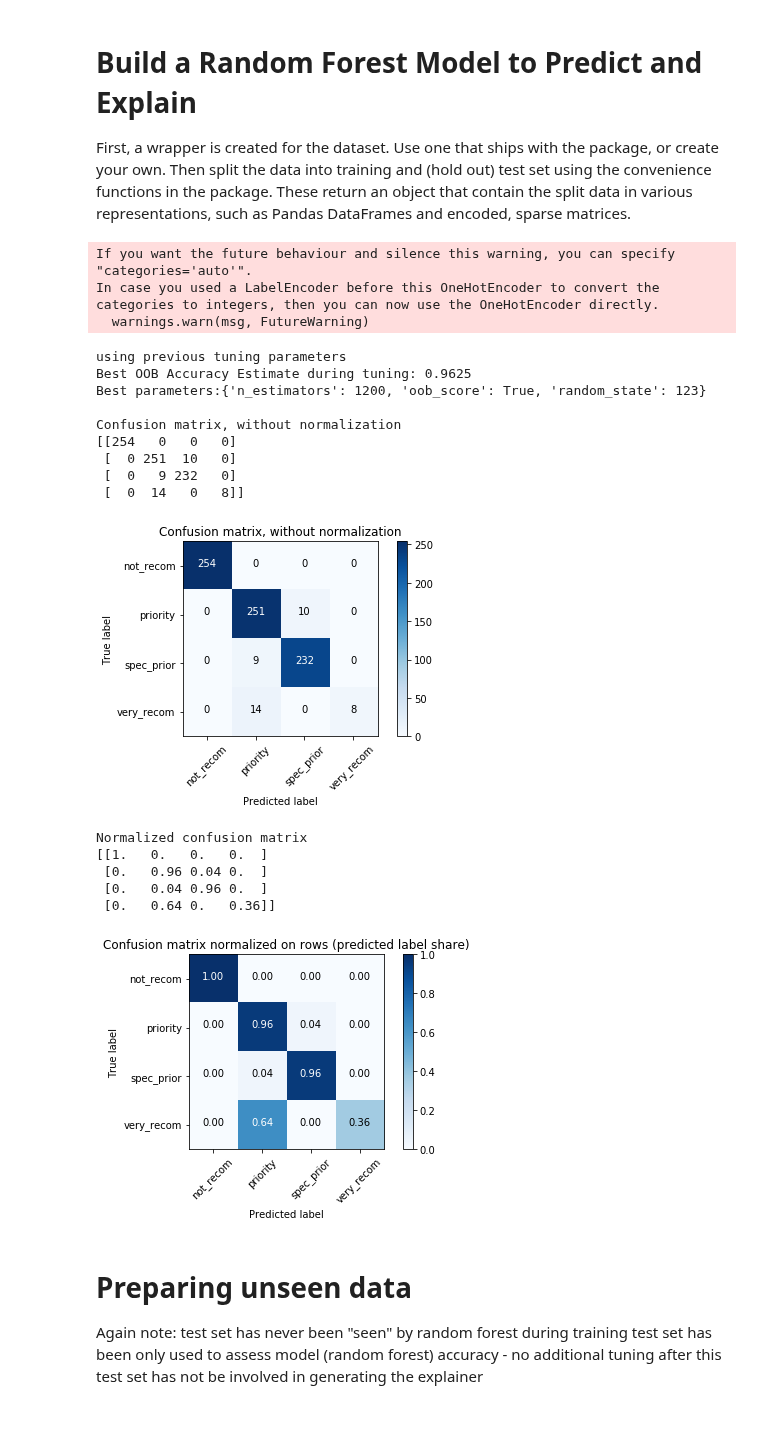
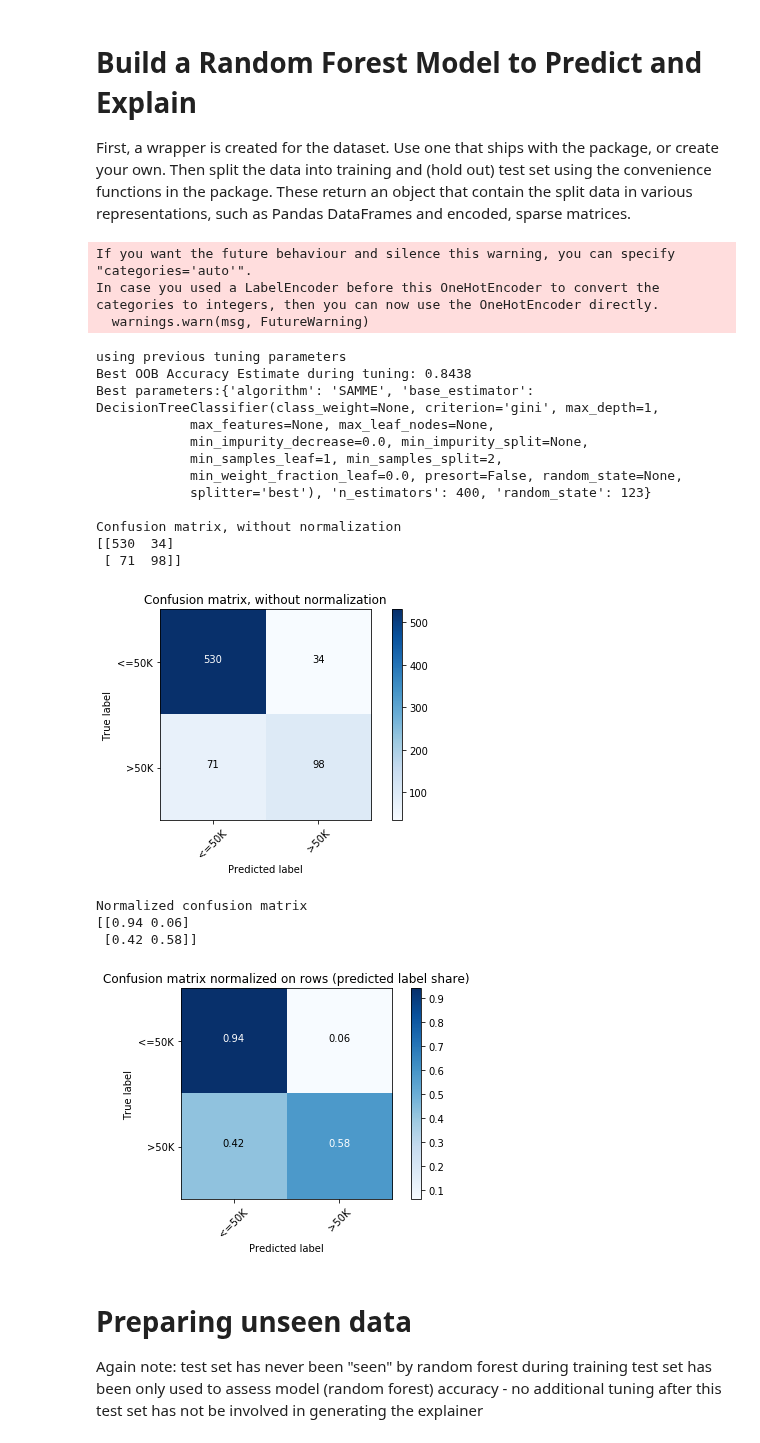
Before and after one commit to julianhatwell/explain_te, a Jupyter notebook: CHIRPS Examples.ipynb, the cells around one changed output. Cells and saved outputs as stored; diff of their text form; code cells hidden in the pictures.

Commit message:
Major changes: refectoring. Can choose weighted or unweighted (majority onle) trees to keep

```diff
--- a/CHIRPS Examples.ipynb
+++ b/CHIRPS Examples.ipynb
@@ -28,8 +28,8 @@ import CHIRPS.routines as rt
 # %% [markdown]
 ### common config - can be ommitted if defaults are OK
 # %%
-project_dir = '/datadisk/whiteboxing/examples'
-# project_dir = 'V:\\whiteboxing\\examples' # defaults to a directory "whiteboxing" in the working directory
+# project_dir = '/datadisk/whiteboxing/examples'
+project_dir = 'V:\\whiteboxing\\examples' # defaults to a directory "whiteboxing" in the working directory
 # project_dir = 'C:\\Users\\Crutt\\Documents\\whiteboxing\\exampada'
 
 random_state_splits = 123 # one off for splitting the data into test / train
@@ -42,7 +42,7 @@ Then split the data into training and (hold out) test set using the convenience
 # load one of the included datasets
 # project_dir will default to directory name CHIRPS in the working directory if not given
 # random_state will default to 123
-mydata = ds.nursery_samp(random_state=random_state_splits, project_dir=project_dir)
+mydata = ds.adult_small_samp(random_state=random_state_splits, project_dir=project_dir)
 meta_data = mydata.get_meta()
 save_path = meta_data['get_save_path']()
 
@@ -61,54 +61,64 @@ save_path = meta_data['get_save_path']()
 # train test split - one off hard-coded random state.
 # random state can be ommitted
 # and will default to the state held in the dataset container
 # which defaults to 123 if ommitted in the constructor
 train_index, test_index = mydata.get_tt_split_idx(random_state=random_state_splits)
 # optionally, indexes can be ommitted and will default to scikit's train_test_split method
 tt = mydata.tt_split(train_index, test_index)
 
 # build model, tuned for high accuracy
-model = 'RandomForest'
-# model = 'AdaBoost1'
+# model = 'RandomForest'
+model = 'AdaBoost1'
 # model = 'AdaBoost2'
 # model = 'GBM'
 
+# decide if to run the whole tuning routine again (long for Adaboost)
+# RF routine has a default tuning grid, so can leave as None, or come up with some other options
+tuning = {'grid' : None, 'override' : False}
 if model == 'RandomForest':
-    tuning_grid = None
+    tuning.update({'grid' : None}) # defaults to n_trees [200, 400, ..., 1600]
 
-if model == 'AdaBoost':
-    # here are some settings for classic (and multi-class) AdaBoost, these can be commented in or out
-    algo = 'SAMME'
+elif model in ('AdaBoost1', 'AdaBoost2'):
+    if model == 'AdaBoost1':
+        # classic (and multi-class) AdaBoost
+        algo = 'SAMME'
+    else:
+        algo = 'SAMME.R'
     max_depth = [i for i in range(1, 5)]
-    tuning_grid = {'base_estimator' : [rt.DecisionTreeClassifier(max_depth=d) for d in max_depth],
-                            'n_estimators': [(i + 1) * 200 for i in range(8)], 'algorithm': [algo]}
+    tuning.update({'grid' : {'base_estimator' : [rt.DecisionTreeClassifier(max_depth=d) for d in max_depth],
+                            'n_estimators': [(i + 1) * 200 for i in range(8)], 'algorithm': [algo]}})
+
+else: # GBM - not fully implemented yet
+    stop # ValueError
 
 rf = rt.forest_prep(ds_container=tt,
                     meta_data=meta_data,
                     # override_tuning=True,
                     model=model,
-                    tuning_grid=tuning_grid,
+                    tuning_grid=tuning['grid'],
                     save_path=save_path,
                     plot_cm=True, plot_cm_norm=True)
 # %% [output]
 If you want the future behaviour and silence this warning, you can specify "categories='auto'".
 In case you used a LabelEncoder before this OneHotEncoder to convert the categories to integers, then you can now use the OneHotEncoder directly.
   warnings.warn(msg, FutureWarning)
 using previous tuning parameters
-Best OOB Accuracy Estimate during tuning: 0.9625
-Best parameters:{'n_estimators': 1200, 'oob_score': True, 'random_state': 123}
+Best OOB Accuracy Estimate during tuning: 0.8438
+Best parameters:{'algorithm': 'SAMME', 'base_estimator': DecisionTreeClassifier(class_weight=None, criterion='gini', max_depth=1,
+            max_features=None, max_leaf_nodes=None,
+            min_impurity_decrease=0.0, min_impurity_split=None,
+            min_samples_leaf=1, min_samples_split=2,
+            min_weight_fraction_leaf=0.0, presort=False, random_state=None,
+            splitter='best'), 'n_estimators': 400, 'random_state': 123}
 
 Confusion matrix, without normalization
-[[254   0   0   0]
- [  0 251  10   0]
- [  0   9 232   0]
- [  0  14   0   8]]
+[[530  34]
+ [ 71  98]]
-[figure, old version]
+[figure, new version]
 Normalized confusion matrix
-[[1.   0.   0.   0.  ]
- [0.   0.96 0.04 0.  ]
- [0.   0.04 0.96 0.  ]
- [0.   0.64 0.   0.36]]
+[[0.94 0.06]
+ [0.42 0.58]]
-[figure, old version]
+[figure, new version]
 # %% [markdown]
 # Preparing unseen data
 
```
Also changed, not shown: parts of 5 cells of this notebook, 8 other files.
